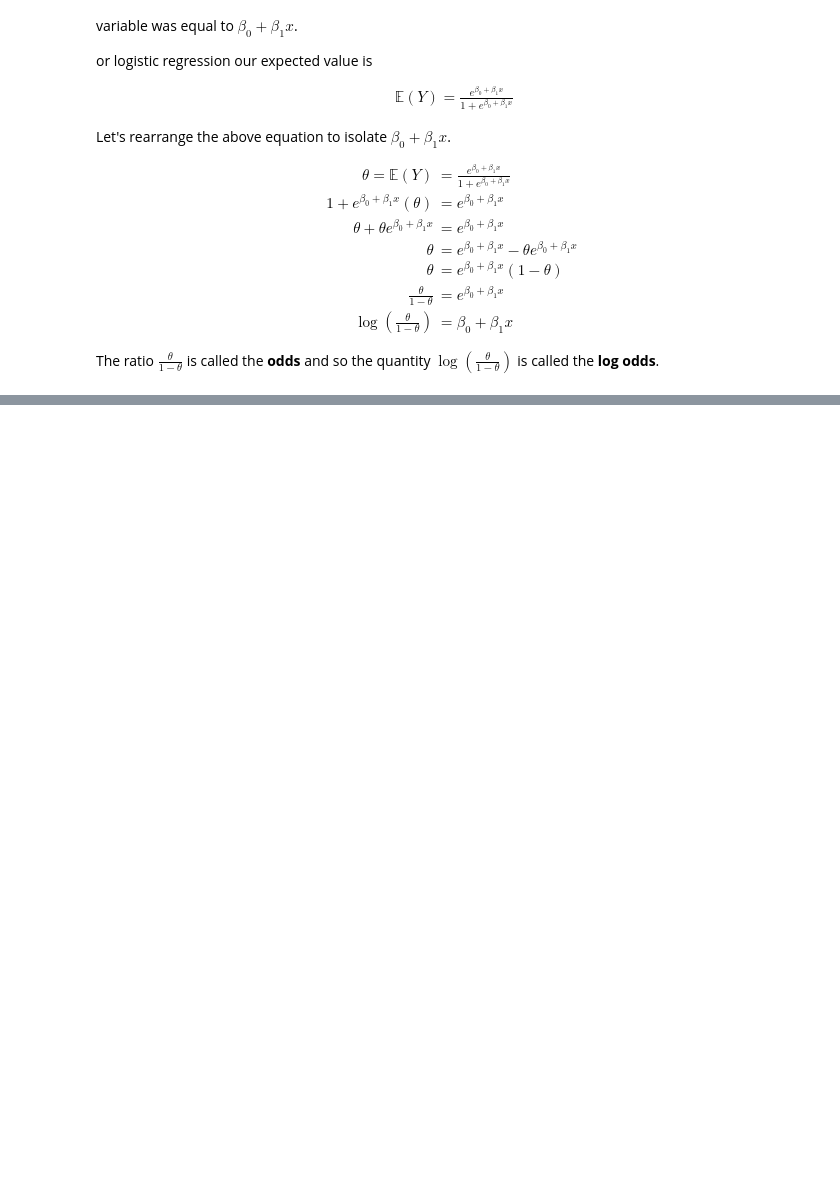
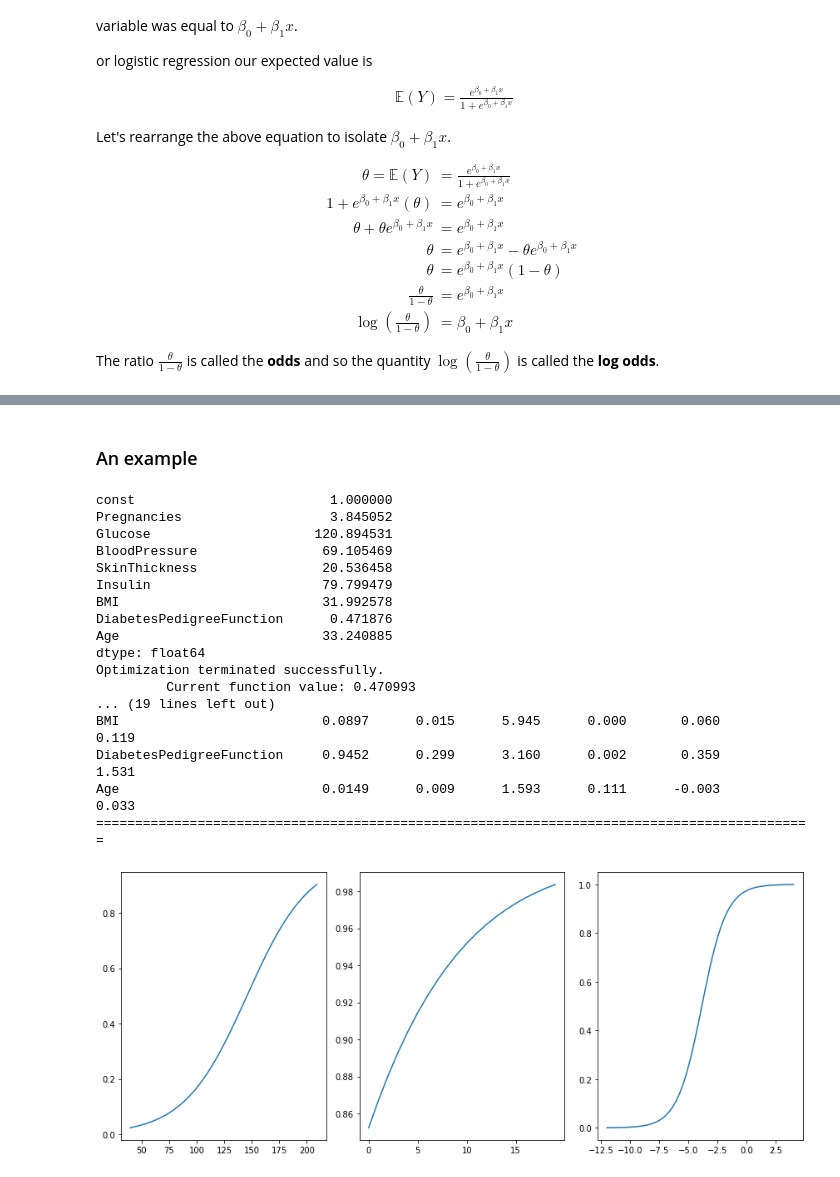
Before and after one commit to computationalUncertaintyLab/2021F_PHDSII, a Jupyter notebook: week11/Week11.ipynb, the cells around one changed output, grey strips where cells are left out. Saved outputs shown, nothing was run; the diff lists cells and outputs as text; code cells hidden in the pictures; blank space fills up the shorter version.

```diff
--- a/week11/Week11.ipynb
+++ b/week11/Week11.ipynb
@@ -131,0 +171,77 @@ Just like in MLR, we can look at how
+# %% [markdown]
+### An example
+# %%
+import statsmodels.api as sm
+import pandas as pd
+
+d = pd.read_csv("diabetes.csv")
+d
+
+
+X = d.drop(columns=["Outcome"])
+X = sm.add_constant(X)
+
+averages = X.mean()
+print(averages)
+
+model = sm.Logit( d.Outcome, X)
+model = model.fit()
+
+print(model.summary())
+
+def fromLogOdds2prob(vs,var,model):
+    def invlogit(x):
+        import numpy as np
+        e = np.exp(x)
+        return e/(1+e)
+
+    probs = []
+    for v in vs:
+        x = averages
+        x["{:s}".format(var)] = v
+
+        logodds = model.params.dot(x)
+        p = invlogit(logodds)
+        probs.append(p)
+    return probs
+
+
+glucoseLevels = np.arange(40,210)
+probsGlucose = fromLogOdds2prob( glucoseLevels, "Glucose", model )
+
+pregs = np.arange(0,20,1)
+probsPregs = fromLogOdds2prob( pregs, "Pregnancies", model )
+
+dpfs = np.linspace(-12,4,100)
+probsdpfs = fromLogOdds2prob( dpfs, "DiabetesPedigreeFunction", model )
+
+fig,axs = plt.subplots(1,3)
+
+axs[0].plot(glucoseLevels, probsGlucose )
+axs[1].plot(pregs, probsPregs )
+axs[2].plot(dpfs, probsdpfs )
+
+fig.set_size_inches(12,5)
+fig.set_tight_layout(True)
+plt.show()
+
+predictions = model.predict(X)
+# %% [output]
+const                         1.000000
+Pregnancies                   3.845052
+Glucose                     120.894531
+BloodPressure                69.105469
+SkinThickness                20.536458
+Insulin                      79.799479
+BMI                          31.992578
+DiabetesPedigreeFunction      0.471876
+Age                          33.240885
+dtype: float64
+Optimization terminated successfully.
+         Current function value: 0.470993
+... (19 lines left out)
+BMI                          0.0897      0.015      5.945      0.000       0.060       0.119
+DiabetesPedigreeFunction     0.9452      0.299      3.160      0.002       0.359       1.531
+Age                          0.0149      0.009      1.593      0.111      -0.003       0.033
+============================================================================================
+[figure, added]
```
Also changed, not shown: parts of 5 cells of this notebook, 1 other file.
